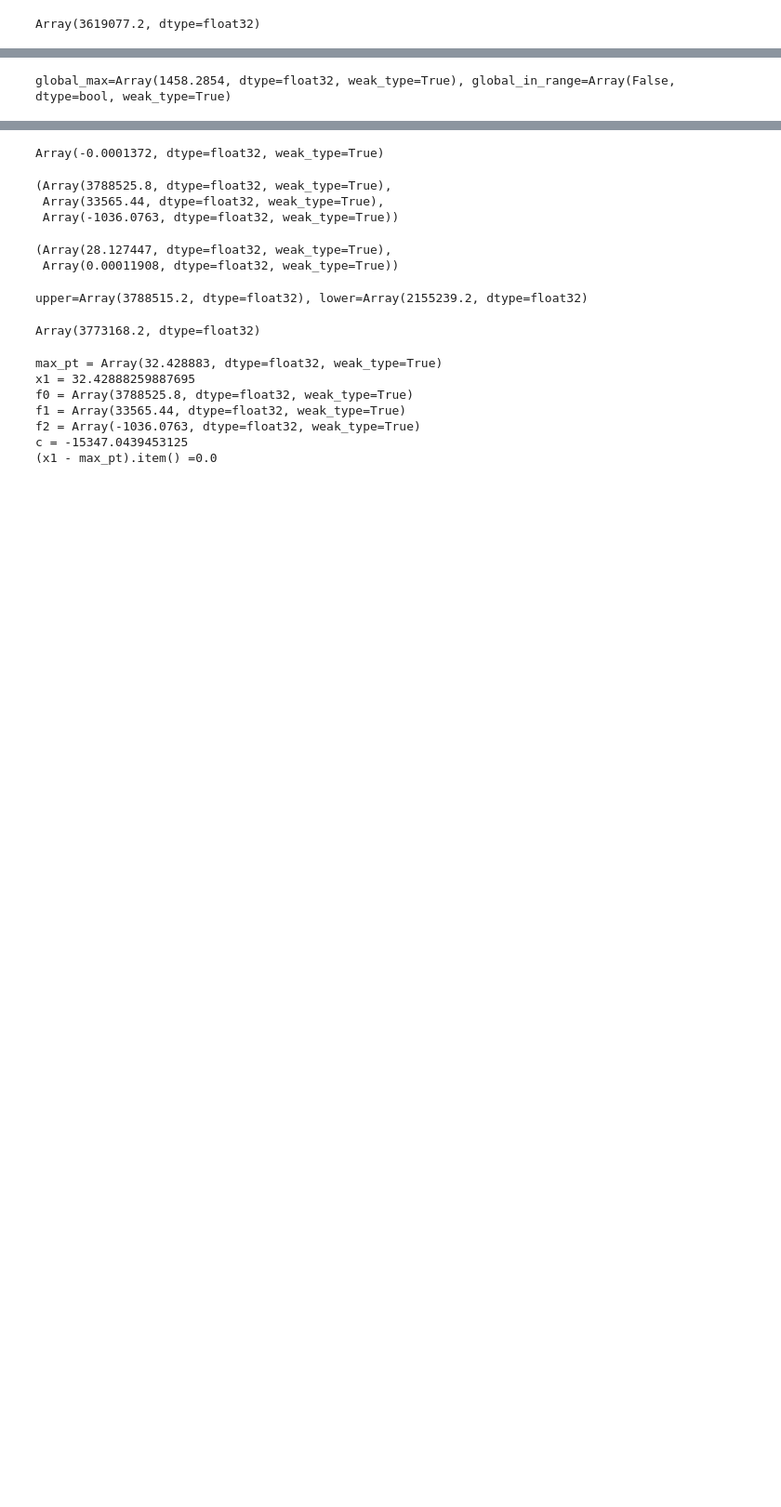
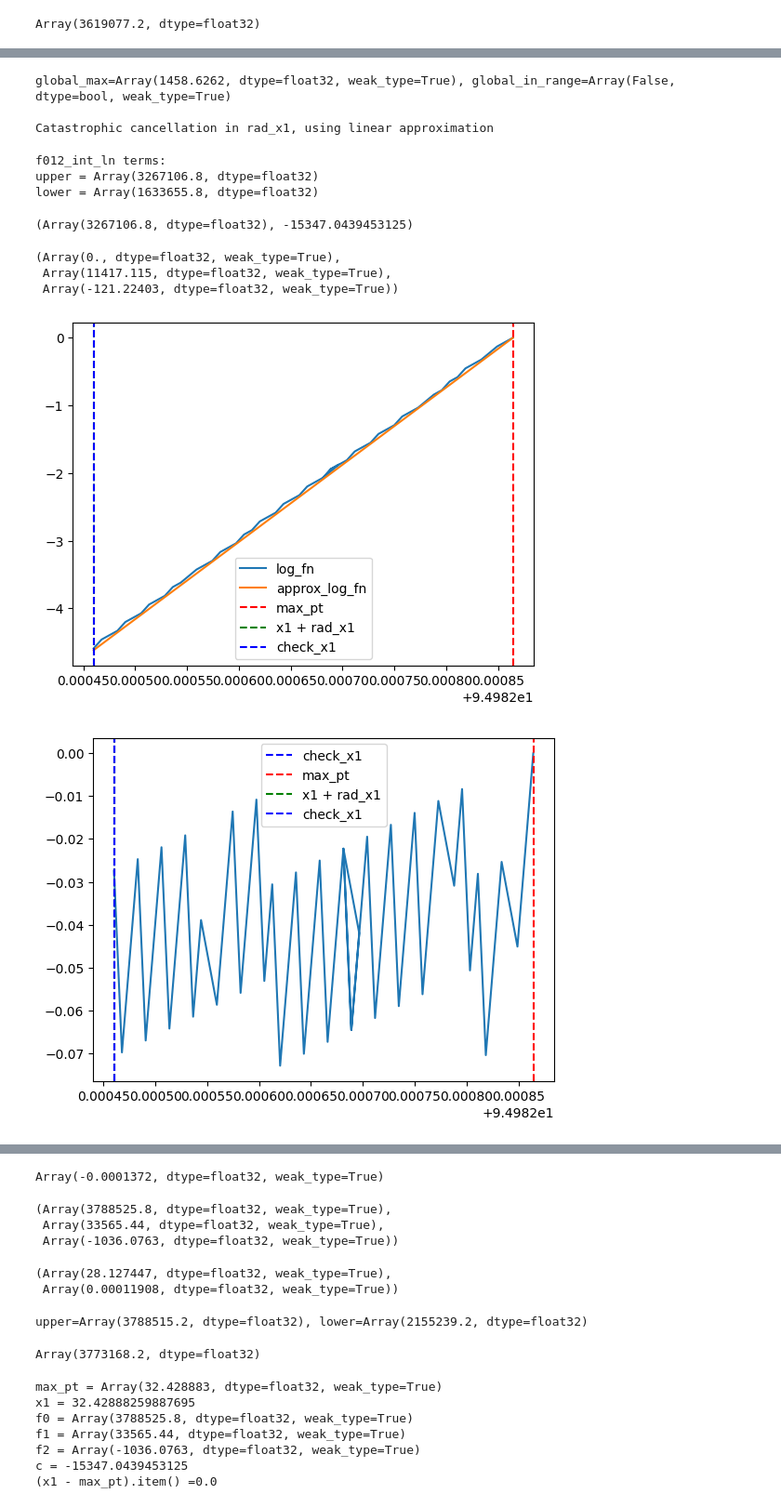
Before and after one commit to EleutherAI/basin-volume, a Jupyter notebook: notebooks/scaling_up.ipynb, the cells around one changed output, grey strips where cells are left out. Shown at 93% size. Cells and saved outputs as stored; diff of their text form; code cells hidden in the pictures; blank space fills up the shorter version.

```diff
--- a/notebooks/scaling_up.ipynb
+++ b/notebooks/scaling_up.ipynb
@@ -102,6 +210,14 @@ b= -0.14776533842086792
 n= 1089033
 x1= 32.42888259887695
 c= -15347.0439453125
+
+
+a = 0.5120000839233398
+b = 0.20120297372341156
+n= 1089033
+x1 = 20.087709426879883
+c = -15347.0439453125
+
 debug = True
 tol = 1e-2
 
@@ -136,5 +252,60 @@ abs_error_global = jnp.maximum(jnp.abs(error_low_global), jnp.abs(error_high_glo
 # global out of range:
 # extrapolate down by tol
 rad_x1 = f1 / -f2 - jnp.sqrt(f1**2 / f2**2 + 2 * y_tol / -f2)
+if jnp.any(~global_in_range & (jnp.abs(f1/-f2) > 1e5 * jnp.minimum(jnp.abs(y_tol / f1), jnp.abs(rad_x1)))):
+    # catastrophic cancellation in rad_x1, use linear approximation
+    if debug:
+        print()
+        print("Catastrophic cancellation in rad_x1, using linear approximation")
+    rad_x1 = -y_tol / f1
+# point to check; 1e-3 is to avoid float precision issues, any nonnegative value is valid
+# (too small and we'll get rounding issues, too large and the actual error will be too high)
+check_x1 = jnp.clip(max_pt + rad_x1, 0, max_pt - 1e-3)
 # %% [output]
-global_max=Array(1458.2854, dtype=float32, weak_type=True), global_in_range=Array(False, dtype=bool, weak_type=True)
+global_max=Array(1458.6262, dtype=float32, weak_type=True), global_in_range=Array(False, dtype=bool, weak_type=True)
+
+Catastrophic cancellation in rad_x1, using linear approximation
+# %%
+f012_int_ln(max_pt, x1, f0, f1, f2, debug=debug), c
+# %% [output]
+f012_int_ln terms:
+upper = Array(3267106.8, dtype=float32)
+lower = Array(1633655.8, dtype=float32)
+(Array(3267106.8, dtype=float32), -15347.0439453125)
+# %%
+f0, f1, f2
+# %% [output]
+(Array(0., dtype=float32, weak_type=True),
+ Array(11417.115, dtype=float32, weak_type=True),
+ Array(-121.22403, dtype=float32, weak_type=True))
+# %%
+xs = jnp.linspace(check_x1, x1, 1000)
+plt.plot(xs, log_fn(xs) - log_fn(max_pt), label="log_fn")
+plt.plot(xs, approx_log_fn(xs) - log_fn(max_pt), label="approx_log_fn")
+# plt.plot(xs, -a/2 * xs**2 + b*xs, label="-a/2 x^2 + bx")
+#plt.plot(xs, n * jnp.log(jnp.abs(xs / max_pt)), label="n log |x|")
+#plt.ylim(bottom=(approx_log_fn(xs).min() - log_fn(max_pt)))
+plt.axvline(x=x1, color='r', linestyle='--', label="max_pt")
+plt.axvline(x=x1 + rad_x1, color='g', linestyle='--', label="x1 + rad_x1")
+plt.axvline(x=check_x1, color='b', linestyle='--', label="check_x1")
+plt.legend()
+plt.show()
+
+plt.plot(xs, approx_log_fn(xs) - log_fn(xs))
+plt.axvline(x=check_x1, color='b', linestyle='--', label="check_x1")
+plt.axvline(x=x1, color='r', linestyle='--', label="max_pt")
+plt.axvline(x=x1 + rad_x1, color='g', linestyle='--', label="x1 + rad_x1")
+plt.axvline(x=check_x1, color='b', linestyle='--', label="check_x1")
+plt.legend()
+plt.show()
+
+plt.plot(xs, log_fn(xs))
+plt.axvline(x=check_x1, color='b', linestyle='--', label="check_x1")
+plt.axvline(x=x1, color='r', linestyle='--', label="max_pt")
+plt.axvline(x=x1 + rad_x1, color='g', linestyle='--', label="x1 + rad_x1")
+plt.axvline(x=check_x1, color='b', linestyle='--', label="check_x1")
+plt.legend()
+plt.show()
+# %% [output]
+[figure, added]
+[figure, added]
```
Also changed, not shown: parts of 20 cells of this notebook, 3 other files.
